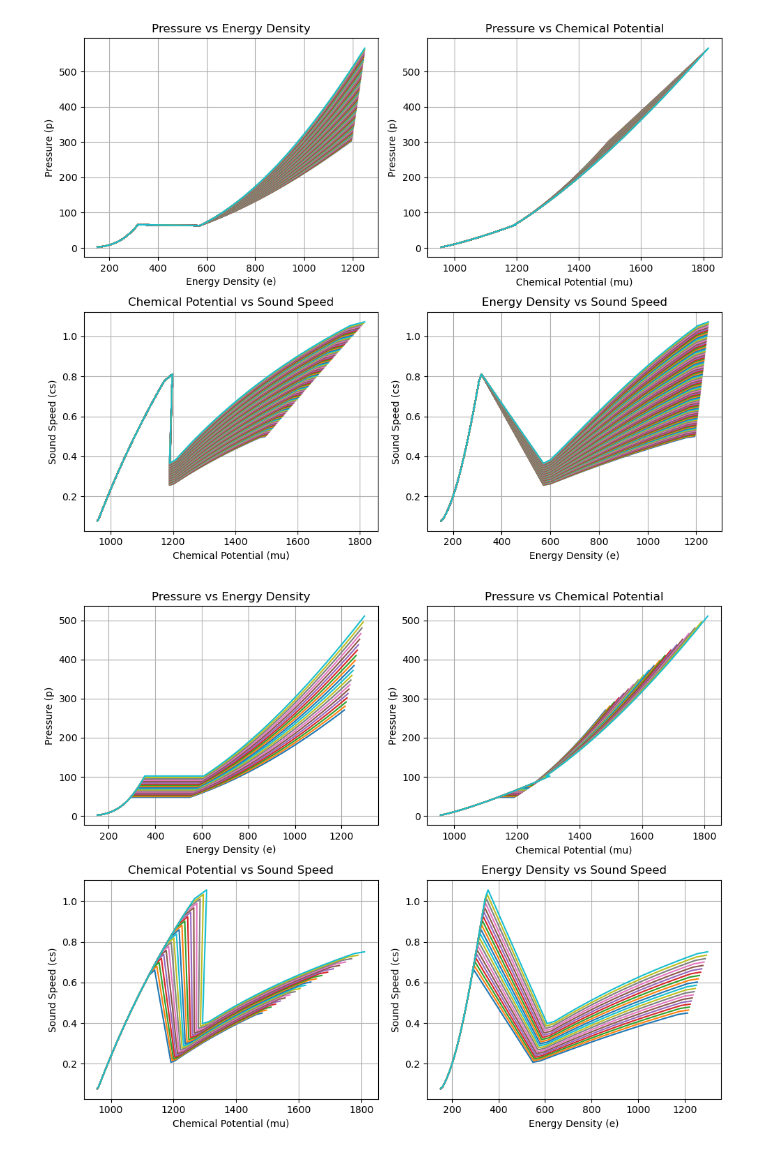
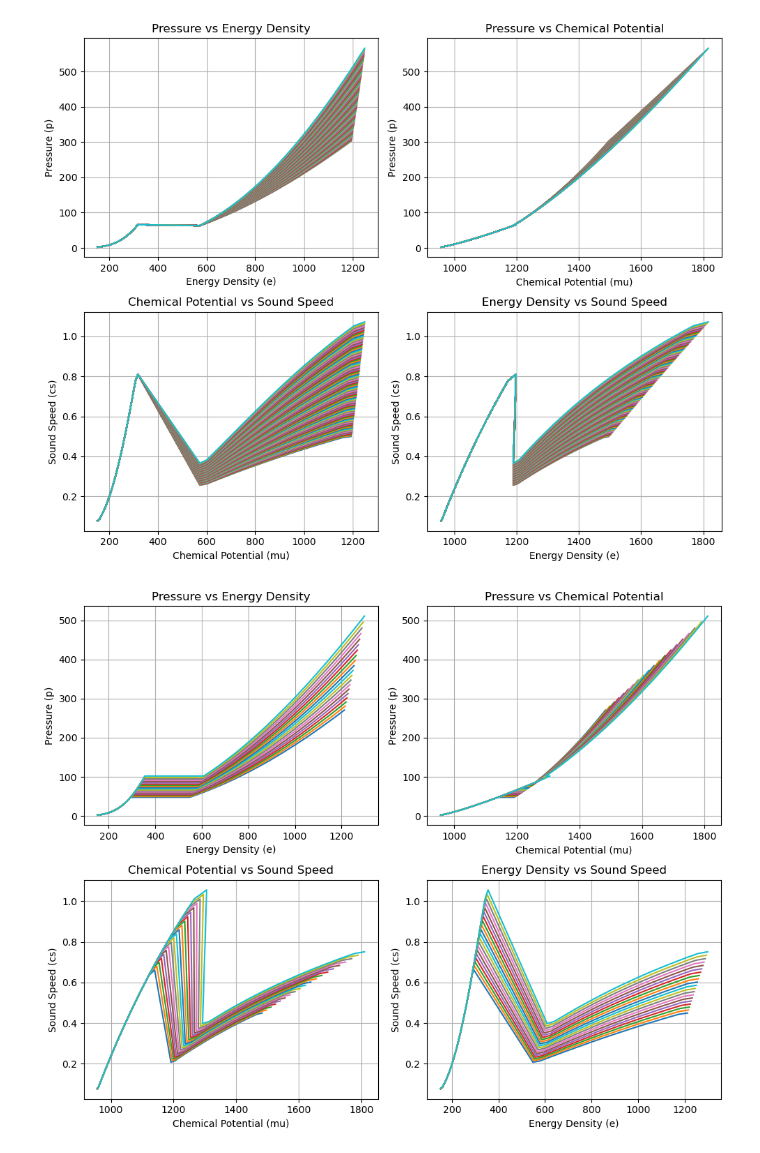
Before and after one commit to katta626/Phase_Transition, a Jupyter notebook: code/Relation_Codes/Different_GammaQ.ipynb, the cells around one changed output. Cells and saved outputs as stored; diff of their text form; code cells hidden in the pictures.

```diff
--- a/code/Relation_Codes/Different_GammaQ.ipynb
+++ b/code/Relation_Codes/Different_GammaQ.ipynb
@@ -77,44 +77,44 @@ for i in range(len(Gam_quark)):
     axes[0, 1].plot(mu_total[i], p_total[i])
 
     # Plot 3: Chemical Potential vs Sound Speed
-    axes[1, 0].plot(mu_total[i], cs_total[i])
+    axes[1, 1].plot(mu_total[i], cs_total[i])
 
     # Plot 4: Energy Density vs Sound Speed
-    axes[1, 1].plot(e_total[i], cs_total[i])
+    axes[1, 0].plot(e_total[i], cs_total[i])
 
 # Adding titles, labels, and legends after the loop
 
 # Plot 1: Pressure vs Energy Density
 axes[0, 0].set_title('Pressure vs Energy Density')
 axes[0, 0].set_xlabel('Energy Density (e)')
 axes[0, 0].set_ylabel('Pressure (p)')
 axes[0, 0].grid(True)
 
 # Plot 2: Pressure vs Chemical Potential
 axes[0, 1].set_title('Pressure vs Chemical Potential')
 axes[0, 1].set_xlabel('Chemical Potential (mu)')
 axes[0, 1].set_ylabel('Pressure (p)')
 axes[0, 1].grid(True)
 
 # Plot 3: Chemical Potential vs Sound Speed
 axes[1, 0].set_title('Chemical Potential vs Sound Speed')
 axes[1, 0].set_ylabel('Sound Speed (cs)')
 axes[1, 0].set_xlabel('Chemical Potential (mu)')
 axes[1, 0].grid(True)
 
 # Plot 4: Energy Density vs Sound Speed
 axes[1, 1].set_title('Energy Density vs Sound Speed')
 axes[1, 1].set_ylabel('Sound Speed (cs)')
 axes[1, 1].set_xlabel('Energy Density (e)')
 axes[1, 1].grid(True)
 
 # Adjust spacing between subplots
 plt.tight_layout()
 
 # Show the plot
 plt.show()
 # %% [output]
-[figure, old version]
+[figure, new version]
 # %%
 n_had_final = np.linspace(0.3,0.35,20)
 n_quark_final = np.linspace(0.5,0.55,20)
```
Also changed, not shown: parts of 7 cells of this notebook, 1 other file.
